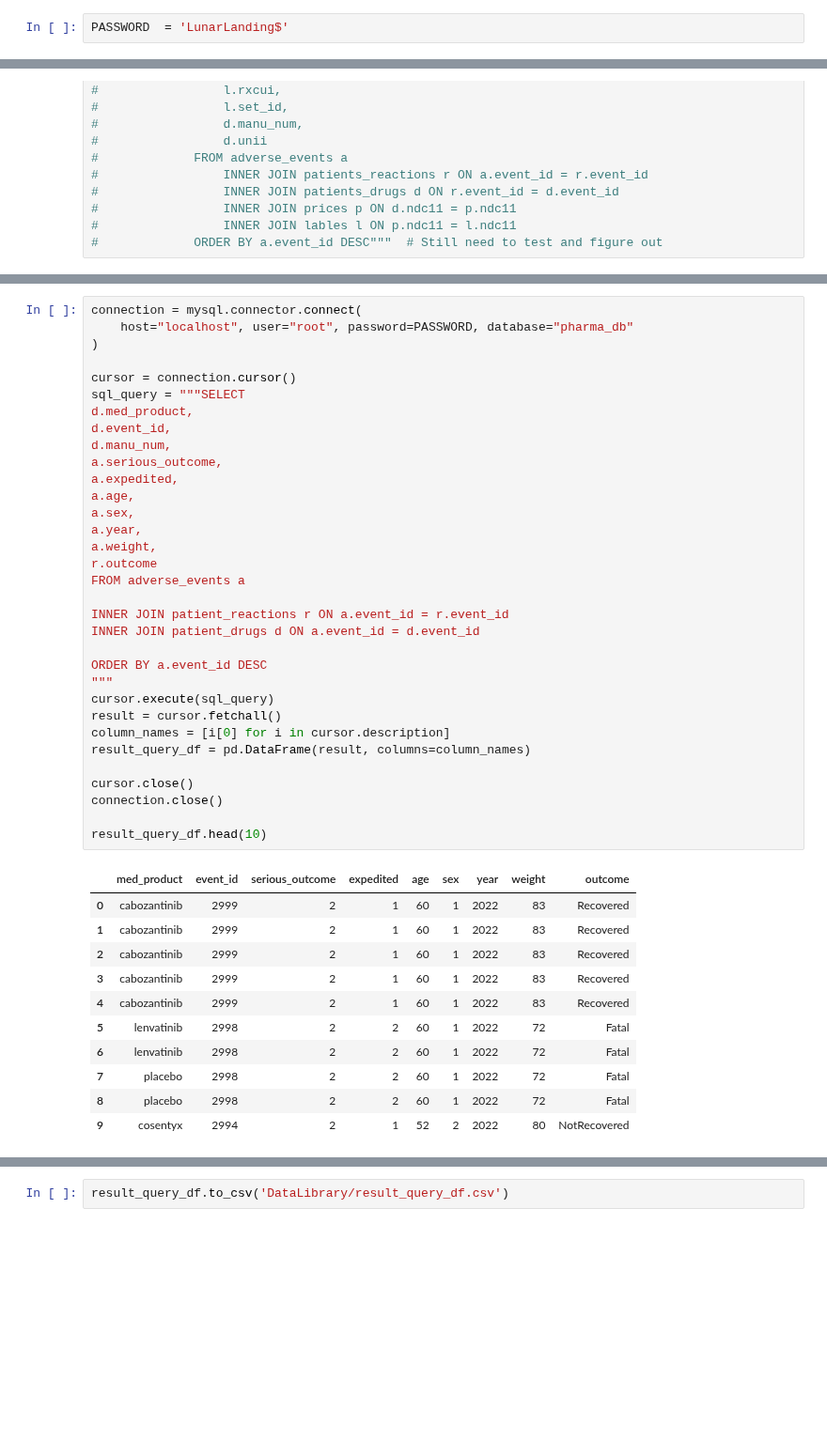
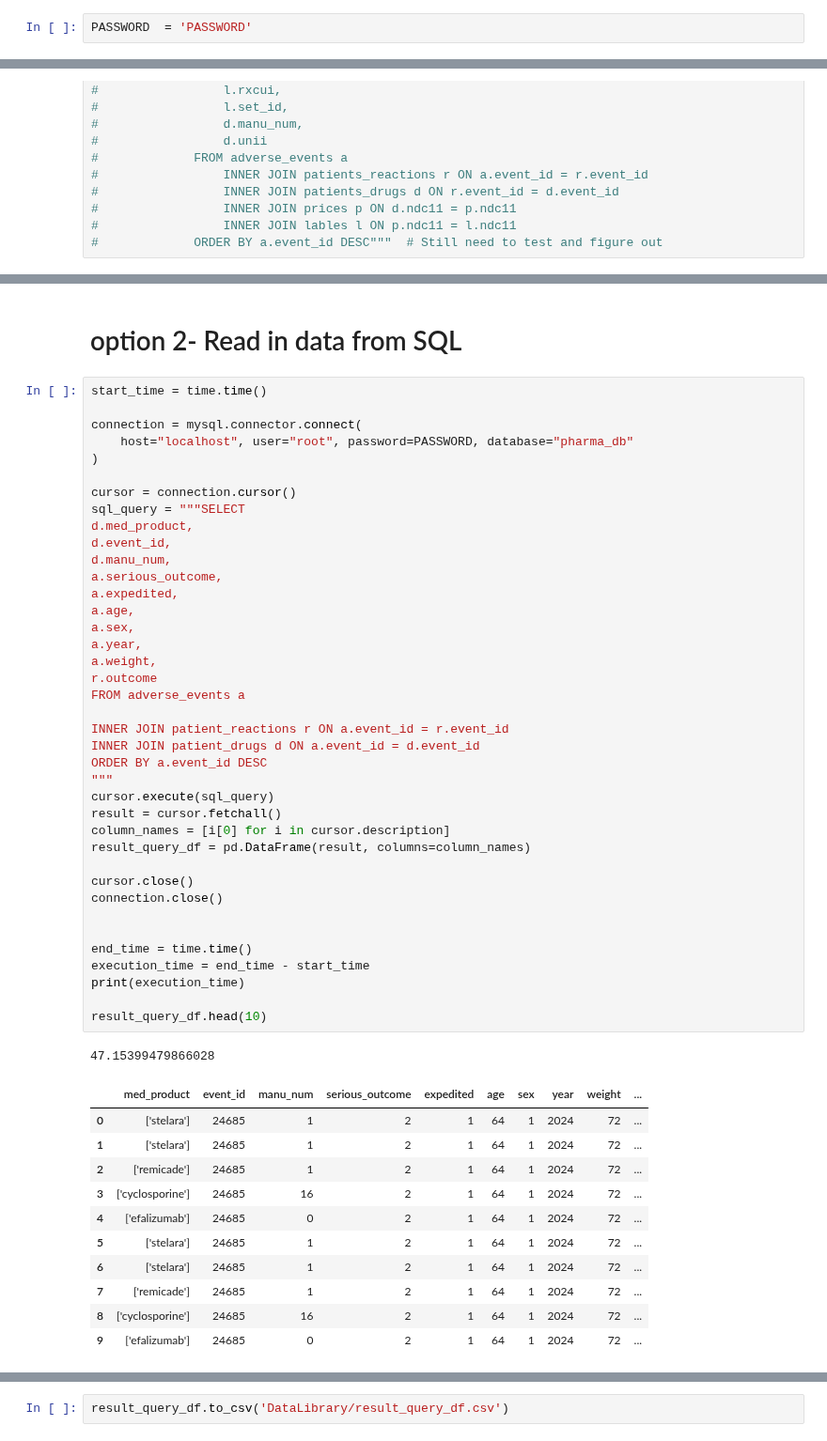
Before and after one commit to teamlunarlanding/Pharma-Drug-Surveillance, a Jupyter notebook: Modeling.ipynb, the cells around one changed output, grey strips where cells are left out. Shown at 94% size. Saved outputs shown, nothing was run; the diff lists cells and outputs as text; blank space fills up the shorter version.

```diff
--- a/Modeling.ipynb
+++ b/Modeling.ipynb
@@ -137,7 +128,7 @@ merged_df1_df2.shape
 # %% [markdown]
 ### SQL Password
 # %%
-PASSWORD  = 'LunarLanding$'
+PASSWORD  = 'PASSWORD'
 # %% [markdown]
 ## Investigate number of records in each database table
 # %%
@@ -200,47 +195,56 @@ cursor = connection.cursor()
+# %% [markdown]
+# option 2- Read in data from SQL
 # %%
+start_time = time.time()
+
 connection = mysql.connector.connect(
     host="localhost", user="root", password=PASSWORD, database="pharma_db"
 )
 
 cursor = connection.cursor()
 sql_query = """SELECT
 d.med_product,
 d.event_id,
 d.manu_num,
 a.serious_outcome,
 a.expedited,
 a.age,
 a.sex,
 a.year,
 a.weight,
 r.outcome
 FROM adverse_events a
 
 INNER JOIN patient_reactions r ON a.event_id = r.event_id
 INNER JOIN patient_drugs d ON a.event_id = d.event_id
-
 ORDER BY a.event_id DESC
 """
 cursor.execute(sql_query)
 result = cursor.fetchall()
 column_names = [i[0] for i in cursor.description]
 result_query_df = pd.DataFrame(result, columns=column_names)
 
 cursor.close()
 connection.close()
 
+
+end_time = time.time()
+execution_time = end_time - start_time
+print(execution_time)
+
 result_query_df.head(10)
 # %% [output]
+47.15399479866028
-|  | med_product | event_id | serious_outcome | expedited | age | sex | year | weight | outcome |
-| 0 | cabozantinib | 2999 | 2 | 1 | 60 | 1 | 2022 | 83 | Recovered |
-| 1 | cabozantinib | 2999 | 2 | 1 | 60 | 1 | 2022 | 83 | Recovered |
-| 2 | cabozantinib | 2999 | 2 | 1 | 60 | 1 | 2022 | 83 | Recovered |
-| 3 | cabozantinib | 2999 | 2 | 1 | 60 | 1 | 2022 | 83 | Recovered |
-| 4 | cabozantinib | 2999 | 2 | 1 | 60 | 1 | 2022 | 83 | Recovered |
-| 5 | lenvatinib | 2998 | 2 | 2 | 60 | 1 | 2022 | 72 | Fatal |
-| 6 | lenvatinib | 2998 | 2 | 2 | 60 | 1 | 2022 | 72 | Fatal |
-| 7 | placebo | 2998 | 2 | 2 | 60 | 1 | 2022 | 72 | Fatal |
-| 8 | placebo | 2998 | 2 | 2 | 60 | 1 | 2022 | 72 | Fatal |
-| 9 | cosentyx | 2994 | 2 | 1 | 52 | 2 | 2022 | 80 | NotRecovered |
+|  | med_product | event_id | manu_num | serious_outcome | expedited | age | sex | year | weight | ... |
+| 0 | ['stelara'] | 24685 | 1 | 2 | 1 | 64 | 1 | 2024 | 72 | ... |
+| 1 | ['stelara'] | 24685 | 1 | 2 | 1 | 64 | 1 | 2024 | 72 | ... |
+| 2 | ['remicade'] | 24685 | 1 | 2 | 1 | 64 | 1 | 2024 | 72 | ... |
+| 3 | ['cyclosporine'] | 24685 | 16 | 2 | 1 | 64 | 1 | 2024 | 72 | ... |
+| 4 | ['efalizumab'] | 24685 | 0 | 2 | 1 | 64 | 1 | 2024 | 72 | ... |
+| 5 | ['stelara'] | 24685 | 1 | 2 | 1 | 64 | 1 | 2024 | 72 | ... |
+| 6 | ['stelara'] | 24685 | 1 | 2 | 1 | 64 | 1 | 2024 | 72 | ... |
+| 7 | ['remicade'] | 24685 | 1 | 2 | 1 | 64 | 1 | 2024 | 72 | ... |
+| 8 | ['cyclosporine'] | 24685 | 16 | 2 | 1 | 64 | 1 | 2024 | 72 | ... |
+| 9 | ['efalizumab'] | 24685 | 0 | 2 | 1 | 64 | 1 | 2024 | 72 | ... |
 # %%
 result_query_df.shape
```
Also changed, not shown: parts of 32 cells of this notebook.
